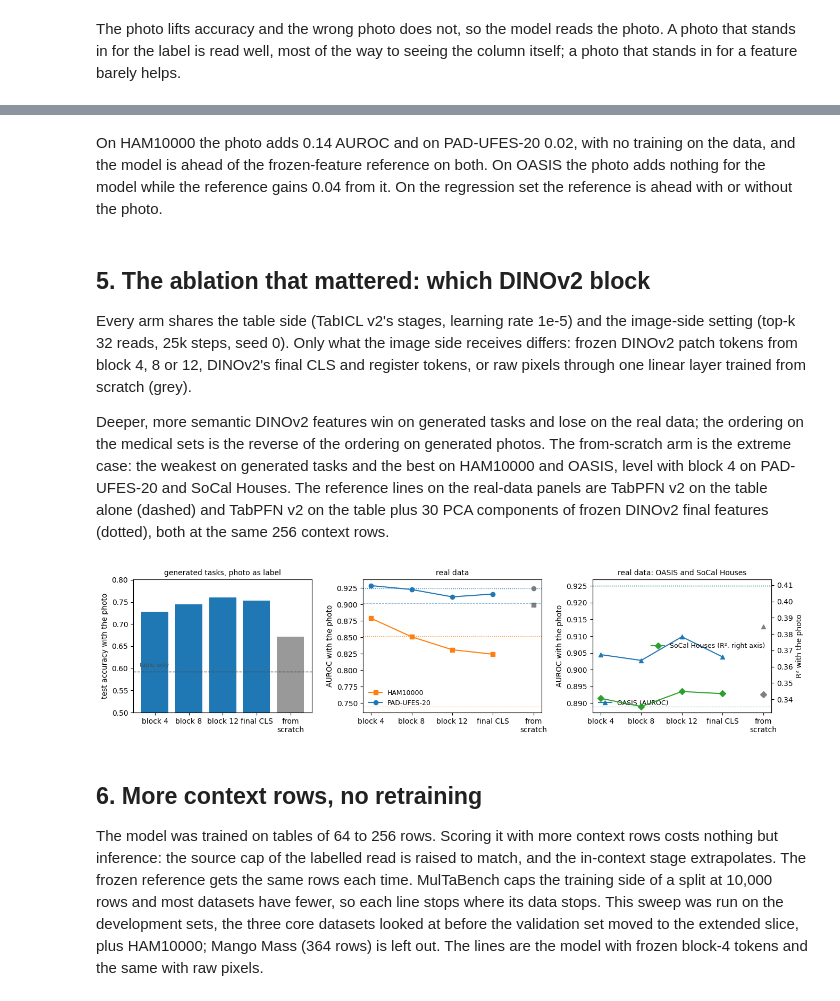
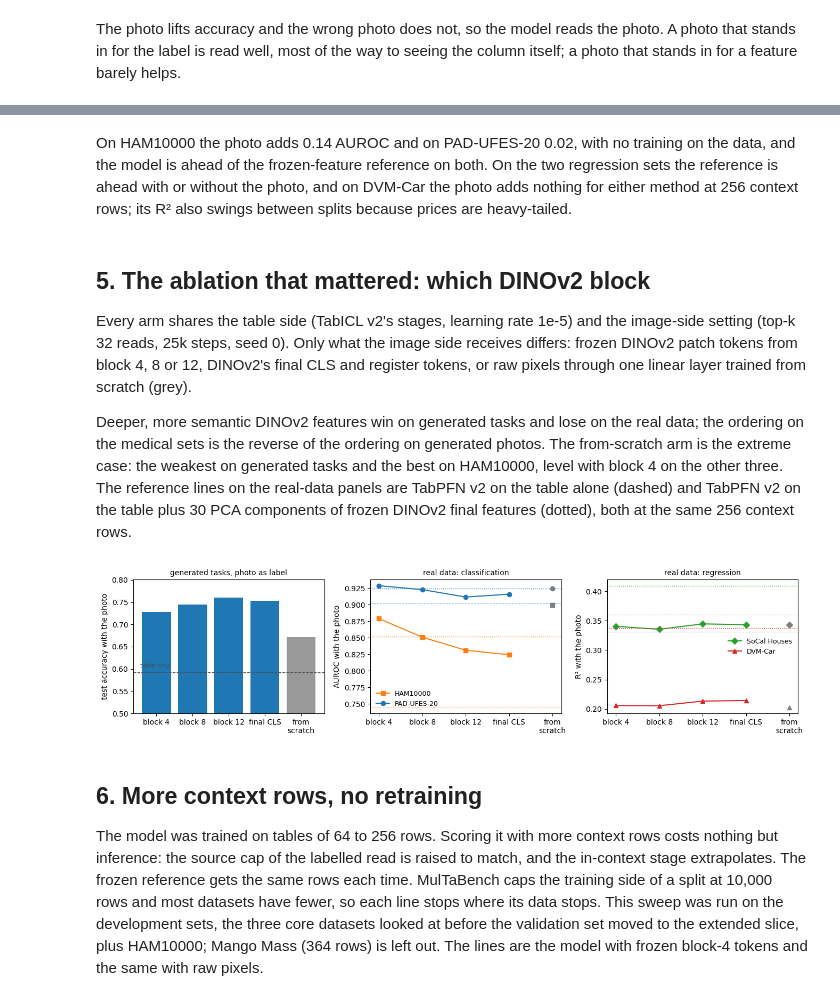
Before and after one commit to loevlie/table-image-icl, a Jupyter notebook: notebooks/results.ipynb, the cells around one changed output, grey strips where cells are left out. Saved outputs shown, nothing was run; the diff lists cells and outputs as text; code cells hidden in the pictures.

Commit message:
Results on the validation set with DVM-Car in place of OASIS: notebook, figures and README table

```diff
--- a/notebooks/results.ipynb
+++ b/notebooks/results.ipynb
@@ -123,41 +123,39 @@ fig.tight_layout(); fig.savefig(f"{OUT}/realdata.png", dpi=160, bbox_inches="tig
 # %% [markdown]
-On HAM10000 the photo adds 0.14 AUROC and on PAD-UFES-20 0.02, with no training on the data, and the model is ahead of the frozen-feature reference on both. On OASIS the photo adds nothing for the model while the reference gains 0.04 from it. On the regression set the reference is ahead with or without the photo.
+On HAM10000 the photo adds 0.14 AUROC and on PAD-UFES-20 0.02, with no training on the data, and the model is ahead of the frozen-feature reference on both. On the two regression sets the reference is ahead with or without the photo, and on DVM-Car the photo adds nothing for either method at 256 context rows; its R² also swings between splits because prices are heavy-tailed.
 # %% [markdown]
 ## 5. The ablation that mattered: which DINOv2 block
 
 Every arm shares the table side (TabICL v2's stages, learning rate 1e-5) and the image-side setting (top-k 32 reads, 25k steps, seed 0). Only what the image side receives differs: frozen DINOv2 patch tokens from block 4, 8 or 12, DINOv2's final CLS and register tokens, or raw pixels through one linear layer trained from scratch (grey).
 
-Deeper, more semantic DINOv2 features win on generated tasks and lose on the real data; the ordering on the medical sets is the reverse of the ordering on generated photos. The from-scratch arm is the extreme case: the weakest on generated tasks and the best on HAM10000 and OASIS, level with block 4 on PAD-UFES-20 and SoCal Houses. The reference lines on the real-data panels are TabPFN v2 on the table alone (dashed) and TabPFN v2 on the table plus 30 PCA components of frozen DINOv2 final features (dotted), both at the same 256 context rows.
+Deeper, more semantic DINOv2 features win on generated tasks and lose on the real data; the ordering on the medical sets is the reverse of the ordering on generated photos. The from-scratch arm is the extreme case: the weakest on generated tasks and the best on HAM10000, level with block 4 on the other three. The reference lines on the real-data panels are TabPFN v2 on the table alone (dashed) and TabPFN v2 on the table plus 30 PCA components of frozen DINOv2 final features (dotted), both at the same 256 context rows.
 # %%
 arms = {"block 4": "block4", "block 8": "block8", "block 12": "block12", "final CLS": "cls"}
 scratch = {"from\nscratch": "pixels"}
 KEY = "ours, table + image"
 def scores(runs):
     photo = [record(r, "evaluation.json")["by_role"]["label"]["views"]["image"]["accuracy"] for r in runs.values()]
-    real = {ds: [record(r, "multabench.json")["datasets"][ds][KEY]["mean"] for r in runs.values()] for ds in ["OASIS Alzheimer", "HAM10000", "PAD-UFES-20", "SoCal Houses"]}
+    real = {ds: [record(r, "multabench.json")["datasets"][ds][KEY]["mean"] for r in runs.values()] for ds in ["HAM10000", "PAD-UFES-20", "SoCal Houses", "DVM-Car"]}
     return photo, real
 with_photo, real = scores(arms)
 scratch_photo, scratch_real = scores(scratch)
 table_only = np.mean([record(r, "evaluation.json")["by_role"]["label"]["views"]["no image"]["accuracy"] for r in (arms | scratch).values()])
 ref = record("block4", "multabench.json")["datasets"]
 
 fig, axes = plt.subplots(1, 3, figsize=(13.5, 3.4))
 axes[0].bar(list(arms), with_photo, color="C0"); axes[0].bar(list(scratch), scratch_photo, color="0.6")
 axes[0].axhline(table_only, color="0.3", ls="--", lw=1); axes[0].text(-0.45, table_only + 0.01, "table only", fontsize=8, ha="left", color="0.3")
 axes[0].set_ylim(0.5, max(with_photo) + 0.04); axes[0].set_ylabel("test accuracy with the photo"); axes[0].set_title("generated tasks, photo as label", fontsize=10)
 for ds, mk, c in [("HAM10000", "s", "C1"), ("PAD-UFES-20", "o", "C0")]:
     axes[1].plot(list(arms), real[ds], mk + "-", color=c, label=ds); axes[1].plot(list(scratch), scratch_real[ds], mk, color="0.5")
     axes[1].axhline(ref[ds]["TabPFN v2, table + frozen DINOv2 PCA"]["mean"], color=c, ls=":", lw=1); axes[1].axhline(ref[ds]["TabPFN v2, table only"]["mean"], color=c, ls="--", lw=0.8, alpha=0.5)
-axes[1].set_ylabel("AUROC with the photo"); axes[1].legend(frameon=False, fontsize=9); axes[1].set_title("real data", fontsize=10)
-axes[2].plot(list(arms), real["OASIS Alzheimer"], "^-", color="C0", label="OASIS (AUROC)"); axes[2].plot(list(scratch), scratch_real["OASIS Alzheimer"], "^", color="0.5")
-axes[2].axhline(ref["OASIS Alzheimer"]["TabPFN v2, table + frozen DINOv2 PCA"]["mean"], color="C0", ls=":", lw=1); axes[2].axhline(ref["OASIS Alzheimer"]["TabPFN v2, table only"]["mean"], color="C0", ls="--", lw=0.8, alpha=0.5)
-axes[2].set_ylabel("AUROC with the photo"); axes[2].legend(frameon=False, fontsize=9, loc="lower left")
-ax2 = axes[2].twinx(); ax2.plot(list(arms), real["SoCal Houses"], "D-", color="C2", label="SoCal Houses (R², right axis)"); ax2.plot(list(scratch), scratch_real["SoCal Houses"], "D", color="0.5")
-ax2.axhline(ref["SoCal Houses"]["TabPFN v2, table + frozen DINOv2 PCA"]["mean"], color="C2", ls=":", lw=1); ax2.set_ylabel("R² with the photo"); ax2.legend(frameon=False, fontsize=9, loc="center right")
-axes[2].set_title("real data: OASIS and SoCal Houses", fontsize=10)
+axes[1].set_ylabel("AUROC with the photo"); axes[1].legend(frameon=False, fontsize=9); axes[1].set_title("real data: classification", fontsize=10)
+for ds, mk, c in [("SoCal Houses", "D", "C2"), ("DVM-Car", "^", "C3")]:
+    axes[2].plot(list(arms), real[ds], mk + "-", color=c, label=ds); axes[2].plot(list(scratch), scratch_real[ds], mk, color="0.5")
+    axes[2].axhline(ref[ds]["TabPFN v2, table + frozen DINOv2 PCA"]["mean"], color=c, ls=":", lw=1); axes[2].axhline(ref[ds]["TabPFN v2, table only"]["mean"], color=c, ls="--", lw=0.8, alpha=0.5)
+axes[2].set_ylabel("R² with the photo"); axes[2].legend(frameon=False, fontsize=9); axes[2].set_title("real data: regression", fontsize=10)
 fig.tight_layout(); fig.savefig(f"{OUT}/depth.png", dpi=160, bbox_inches="tight")
 # %% [output]
-[figure, old version]
+[figure, new version]
 # %% [markdown]
 ## 6. More context rows, no retraining
 
```
Also changed, not shown: parts of 5 cells of this notebook, 10 other files.
